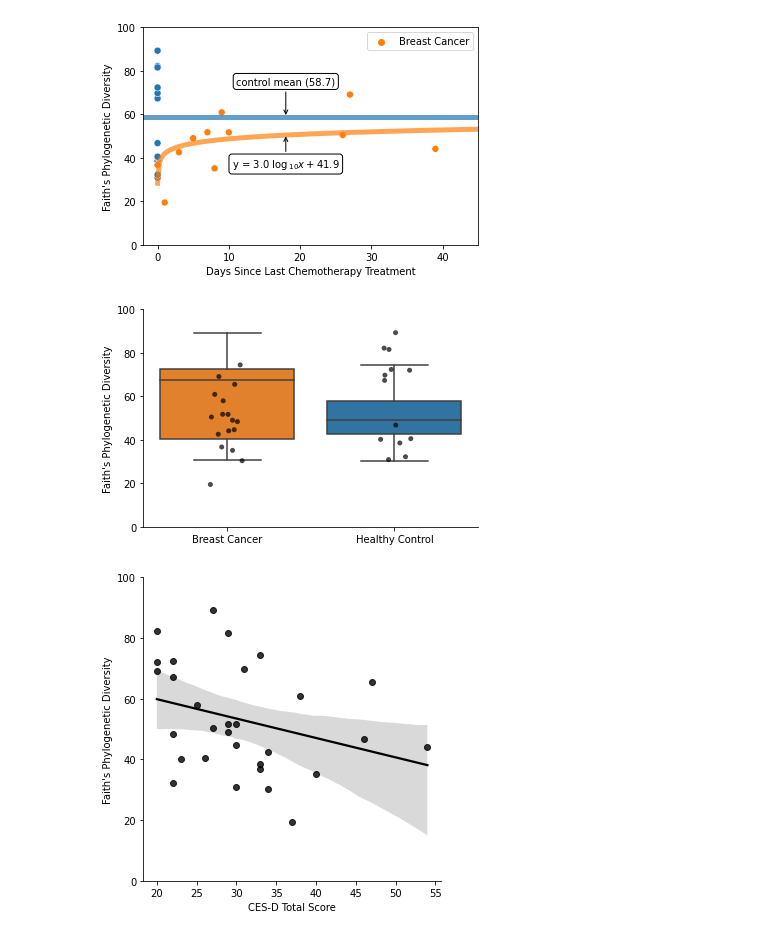
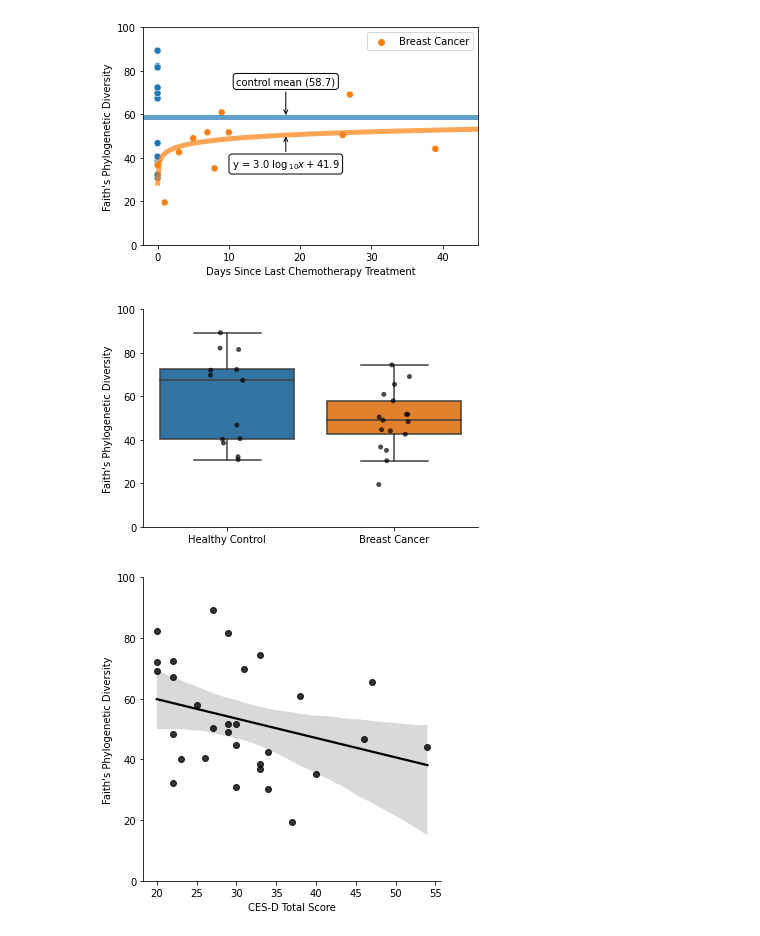
Before and after one commit to sterrettJD/Chemobrain, a Jupyter notebook: Reanalyze-after-blooms-removed.ipynb, the cells around one changed output. Drawn from its saved outputs; the diff is of its cells as text; code cells hidden in the pictures.

Commit message:
update faith plot order

```diff
--- a/Reanalyze-after-blooms-removed.ipynb
+++ b/Reanalyze-after-blooms-removed.ipynb
@@ -212,27 +212,28 @@ plt.show()
 # %%
 ax = sns.boxplot(x=metadata["Chemotherapy"],
                  y=faith,
                  showfliers=False,
-                 palette=["tab:orange", "tab:blue"],
+                 palette=["tab:blue", "tab:orange"],
                  order=["Healthy Control", "Breast Cancer"])
 
 sns.stripplot(x=metadata["Chemotherapy"],
               y=faith,
               palette=["black"]*2,
+              order=["Healthy Control", "Breast Cancer"],
               alpha=0.7)
 
 ax.set_ylim(0,100)
 ax.set_ylabel("Faith's Phylogenetic Diversity")
 ax.set_xlabel(None)
 
 ax.spines["top"].set_visible(False)
 ax.spines["right"].set_visible(False)
 
 plt.savefig("Figures/faith_chemo.pdf")
 plt.savefig("Figures/faith_chemo.png")
 plt.show()
 # %% [output]
-[figure, old version]
+[figure, new version]
 # %%
 g = sns.lmplot(x="cesd_total",
                y="faith_pd",
```
